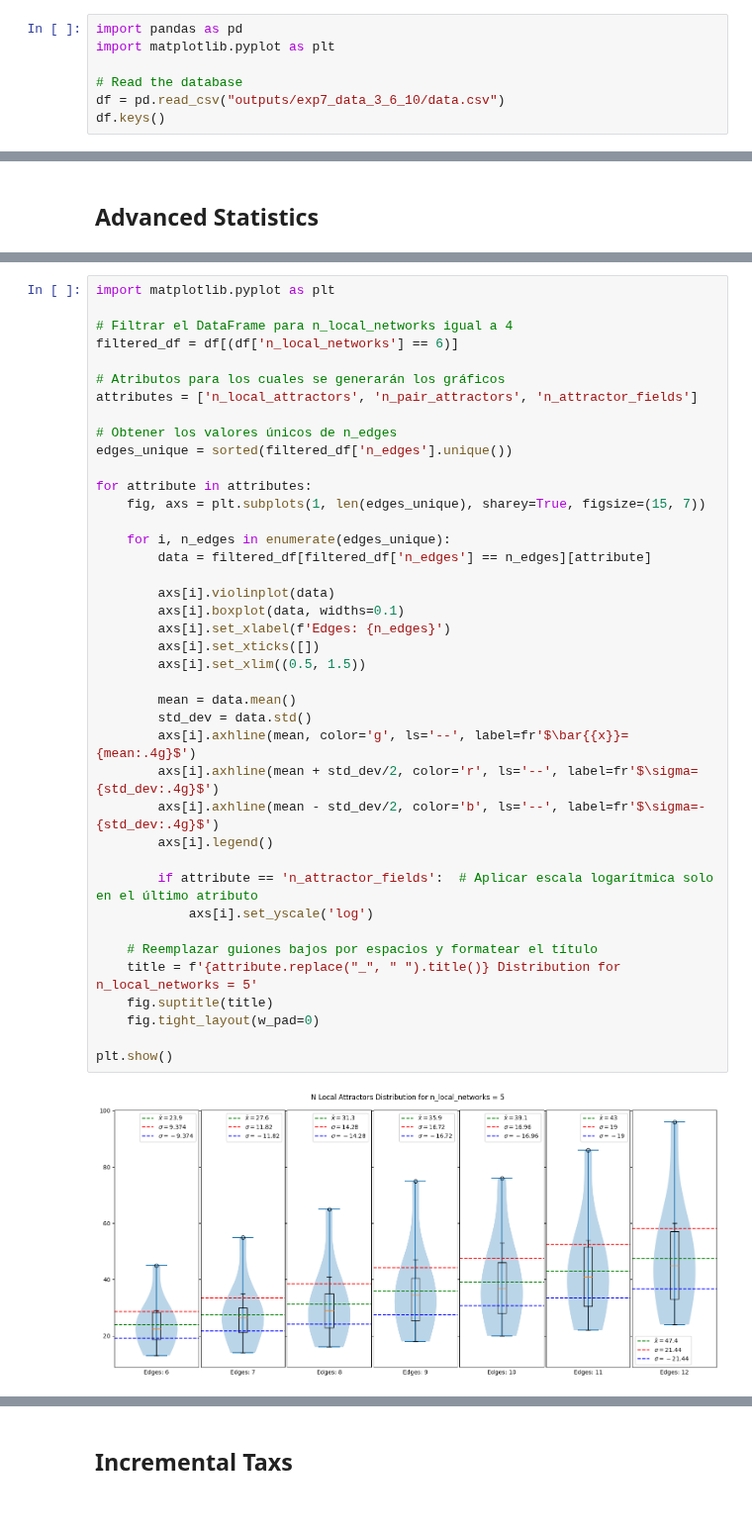
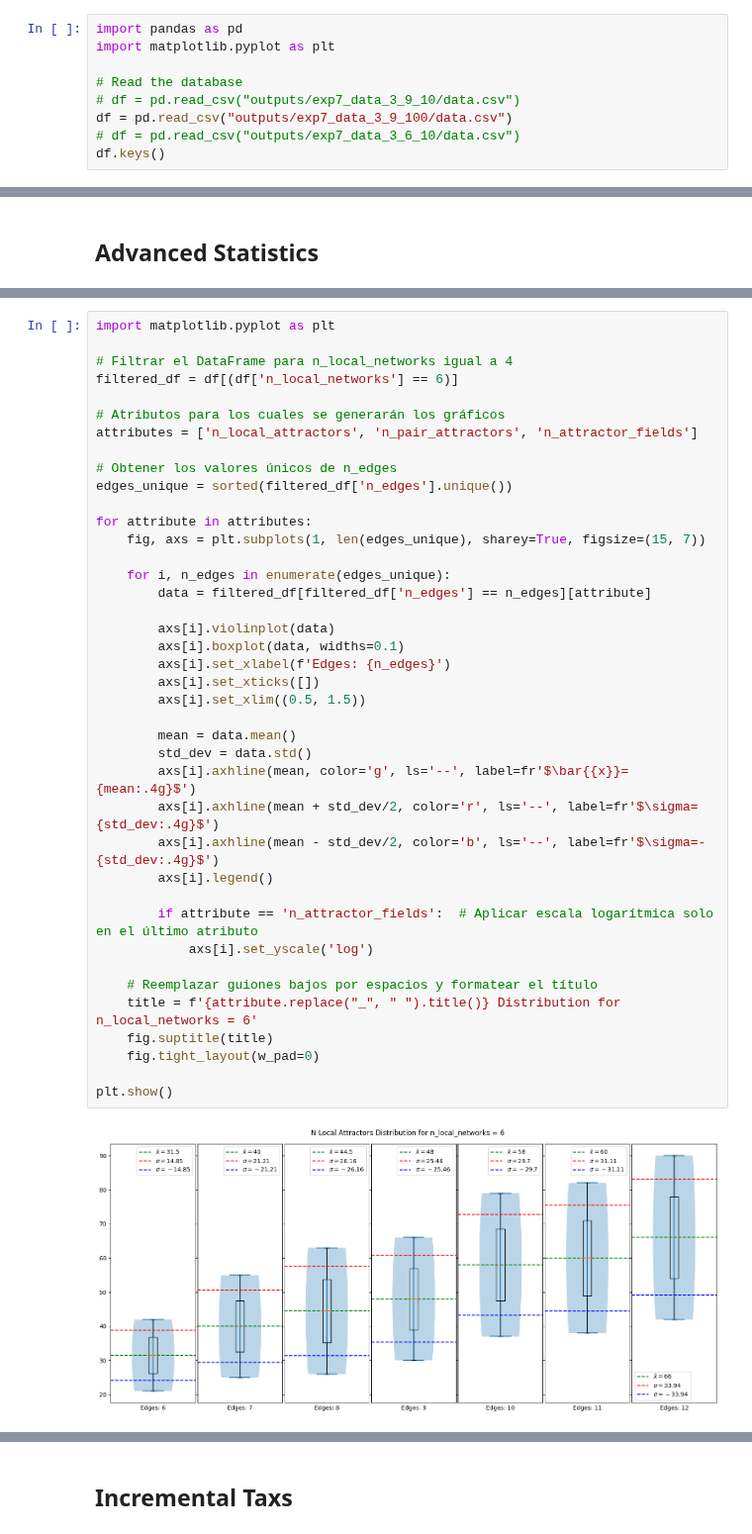
Before and after one commit to crptcusco/cbnetwork, a Jupyter notebook: experiments/7_aleatory_template_coupling_signals/exp7_analysis.ipynb, the cells around one changed output, grey strips where cells are left out. Shown at 99% size. Saved outputs shown, nothing was run; the diff lists cells and outputs as text.

```diff
--- a/experiments/7_aleatory_template_coupling_signals/exp7_analysis.ipynb
+++ b/experiments/7_aleatory_template_coupling_signals/exp7_analysis.ipynb
@@ -7,7 +7,9 @@ import pandas as pd
 import matplotlib.pyplot as plt
 
 # Read the database
-df = pd.read_csv("outputs/exp7_data_3_6_10/data.csv")
+# df = pd.read_csv("outputs/exp7_data_3_9_10/data.csv")
+df = pd.read_csv("outputs/exp7_data_3_9_100/data.csv")
+# df = pd.read_csv("outputs/exp7_data_3_6_10/data.csv")
 df.keys()
 # %% [output]
 Index(['i_sample', 'n_local_networks', 'n_var_network', 'v_topology',
@@ -136,32 +138,32 @@ attributes = ['n_local_attractors', 'n_pair_attractors', 'n_attractor_fields']
 edges_unique = sorted(filtered_df['n_edges'].unique())
 
 for attribute in attributes:
     fig, axs = plt.subplots(1, len(edges_unique), sharey=True, figsize=(15, 7))
 
     for i, n_edges in enumerate(edges_unique):
         data = filtered_df[filtered_df['n_edges'] == n_edges][attribute]
 
         axs[i].violinplot(data)
         axs[i].boxplot(data, widths=0.1)
         axs[i].set_xlabel(f'Edges: {n_edges}')
         axs[i].set_xticks([])
         axs[i].set_xlim((0.5, 1.5))
 
         mean = data.mean()
         std_dev = data.std()
         axs[i].axhline(mean, color='g', ls='--', label=fr'$\bar{{x}}={mean:.4g}$')
         axs[i].axhline(mean + std_dev/2, color='r', ls='--', label=fr'$\sigma={std_dev:.4g}$')
         axs[i].axhline(mean - std_dev/2, color='b', ls='--', label=fr'$\sigma=-{std_dev:.4g}$')
         axs[i].legend()
 
         if attribute == 'n_attractor_fields':  # Aplicar escala logarítmica solo en el último atributo
             axs[i].set_yscale('log')
 
     # Reemplazar guiones bajos por espacios y formatear el título
-    title = f'{attribute.replace("_", " ").title()} Distribution for n_local_networks = 5'
+    title = f'{attribute.replace("_", " ").title()} Distribution for n_local_networks = 6'
     fig.suptitle(title)
     fig.tight_layout(w_pad=0)
 
 plt.show()
 # %% [output]
-[figure, old version]
+[figure, new version]
```
Also changed, not shown: parts of 11 cells of this notebook, 1 other file.
